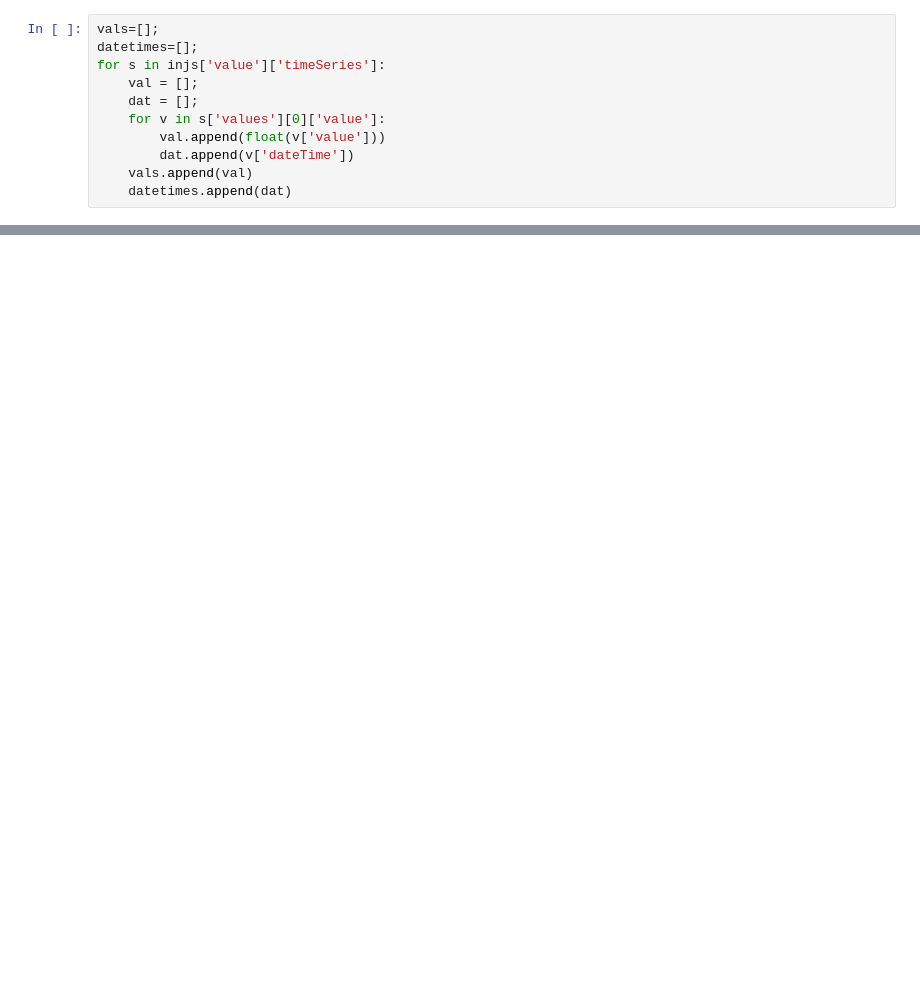
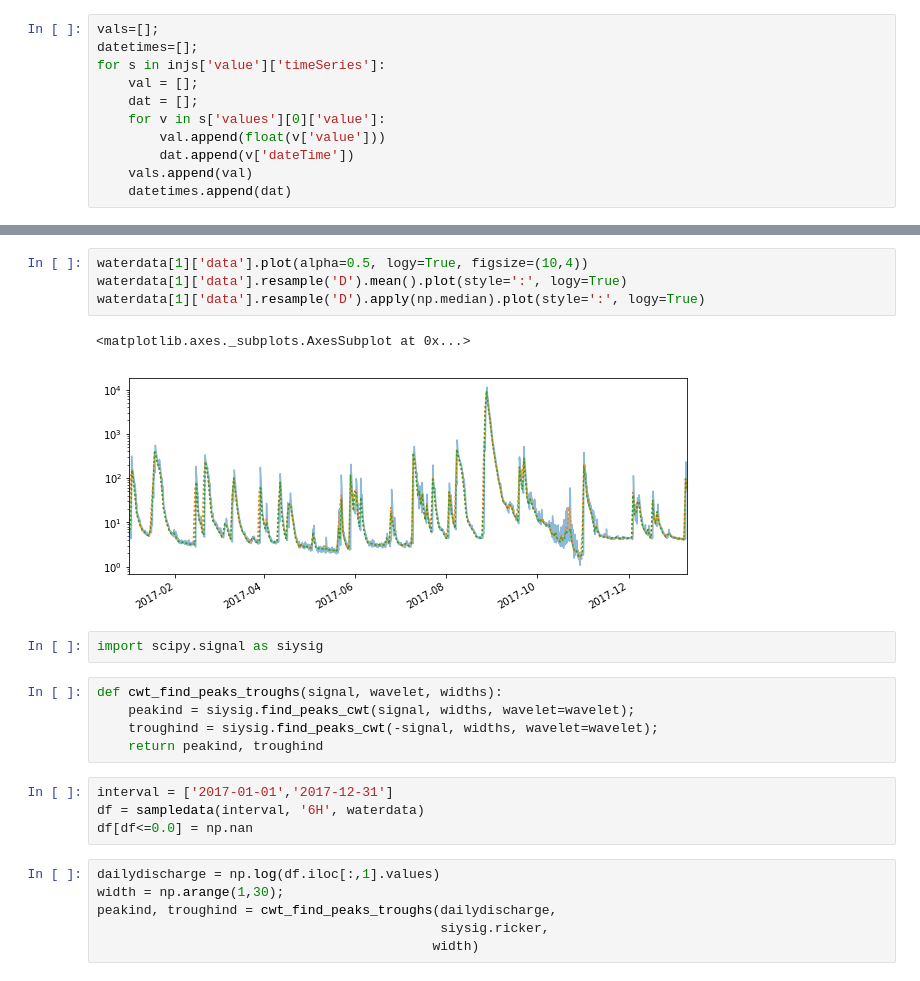
Before and after one commit to badGarnet/floodmap, a Jupyter notebook: Untitled.ipynb, the cells around one changed output, grey strips where cells are left out. Cells and saved outputs as stored; diff of their text form; blank space fills up the shorter version.

```diff
--- a/Untitled.ipynb
+++ b/Untitled.ipynb
@@ -64,0 +232,24 @@ plt.plot
+# %%
+waterdata[1]['data'].plot(alpha=0.5, logy=True, figsize=(10,4))
+waterdata[1]['data'].resample('D').mean().plot(style=':', logy=True)
+waterdata[1]['data'].resample('D').apply(np.median).plot(style=':', logy=True)
+# %% [output]
+<matplotlib.axes._subplots.AxesSubplot at 0x...>
+[figure, added]
+# %%
+import scipy.signal as siysig
+# %%
+def cwt_find_peaks_troughs(signal, wavelet, widths):
+    peakind = siysig.find_peaks_cwt(signal, widths, wavelet=wavelet);
+    troughind = siysig.find_peaks_cwt(-signal, widths, wavelet=wavelet);
+    return peakind, troughind
+# %%
+interval = ['2017-01-01','2017-12-31']
+df = sampledata(interval, '6H', waterdata)
+df[df<=0.0] = np.nan
+# %%
+dailydischarge = np.log(df.iloc[:,1].values)
+width = np.arange(1,30);
+peakind, troughind = cwt_find_peaks_troughs(dailydischarge,
+                                            siysig.ricker,
+                                           width)
```
Also changed, not shown: parts of 70 cells of this notebook, 4 other files.
